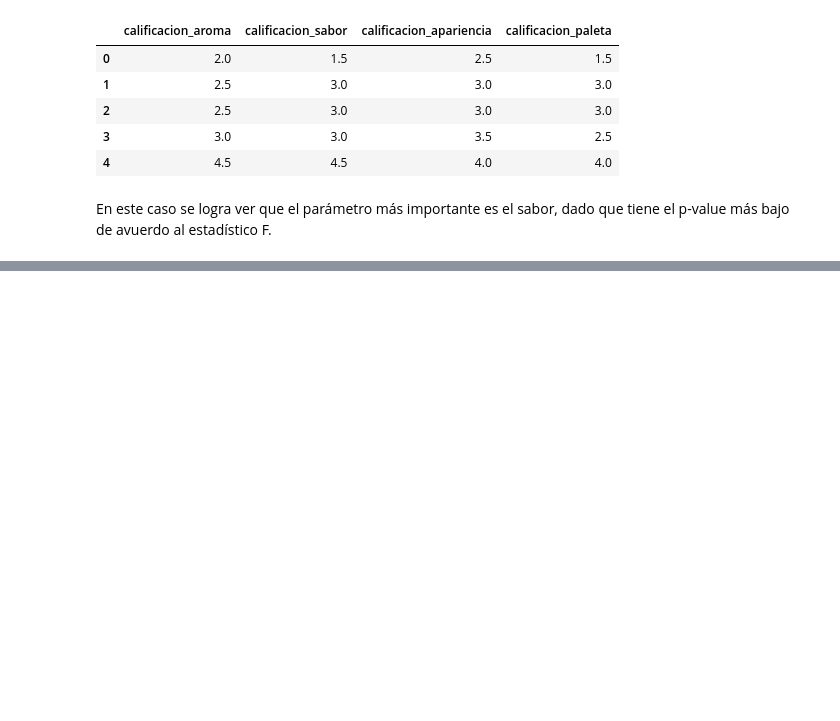
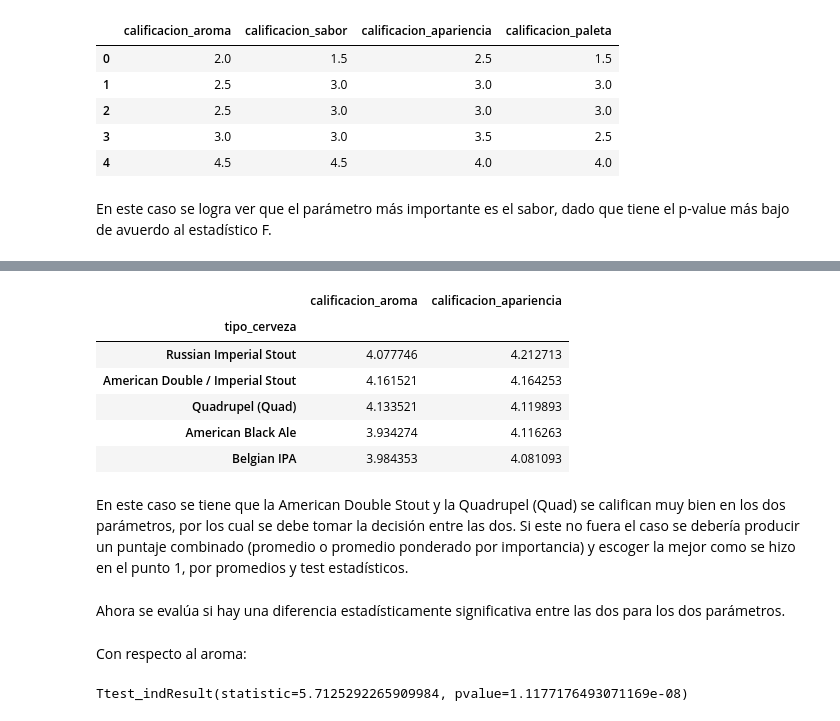
Before and after one commit to juanclopezr/Beer_reviews, a Jupyter notebook: Beer_reviews.ipynb, the cells around one changed output, grey strips where cells are left out. Saved outputs shown, nothing was run; the diff lists cells and outputs as text; code cells hidden in the pictures; blank space fills up the shorter version.

```diff
--- a/Beer_reviews.ipynb
+++ b/Beer_reviews.ipynb
@@ -349,0 +372,14 @@ En este caso se logra ver que el parámetro más importante es el sabor, dado qu
+# %%
+best_apa.head()
+# %% [output]
+|  | calificacion_aroma | calificacion_apariencia |
+| tipo_cerveza |  |  |
+| Russian Imperial Stout | 4.077746 | 4.212713 |
+| American Double / Imperial Stout | 4.161521 | 4.164253 |
+| Quadrupel (Quad) | 4.133521 | 4.119893 |
+| American Black Ale | 3.934274 | 4.116263 |
+| Belgian IPA | 3.984353 | 4.081093 |
+# %% [markdown]
+En este caso se tiene que la American Double Stout y la Quadrupel (Quad) se califican muy bien en los dos parámetros, por los cual se debe tomar la decisión entre las dos. Si este no fuera el caso se debería producir un puntaje combinado (promedio o promedio ponderado por importancia) y escoger la mejor como se hizo en el punto 1, por promedios y test estadísticos.
+# %% [markdown]
+Ahora se evalúa si hay una diferencia estadísticamente significativa entre las dos para los dos parámetros.
@@ -349,0 +389,6 @@ En este caso se logra ver que el parámetro más importante es el sabor, dado qu
+# %% [markdown]
+Con respecto al aroma:
+# %%
+stats.ttest_ind(american.calificacion_aroma, quad.calificacion_aroma)
+# %% [output]
+Ttest_indResult(statistic=5.7125292265909984, pvalue=1.1177176493071169e-08)
```
Also changed, not shown: parts of 22 cells of this notebook.
